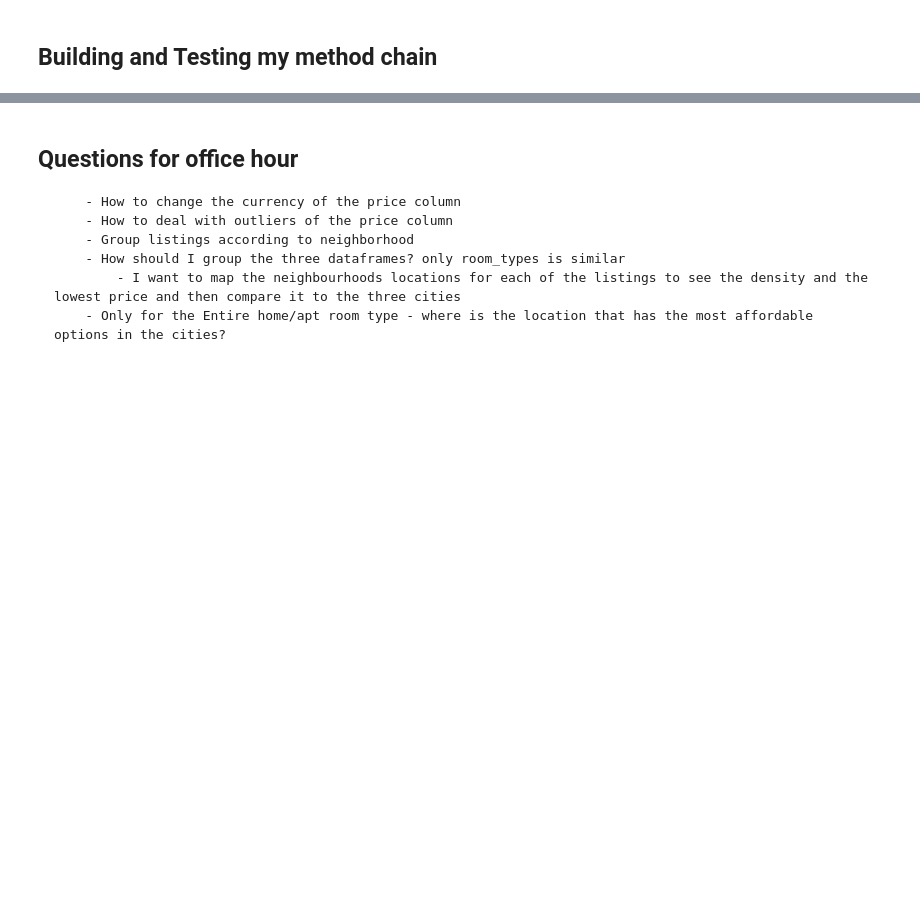
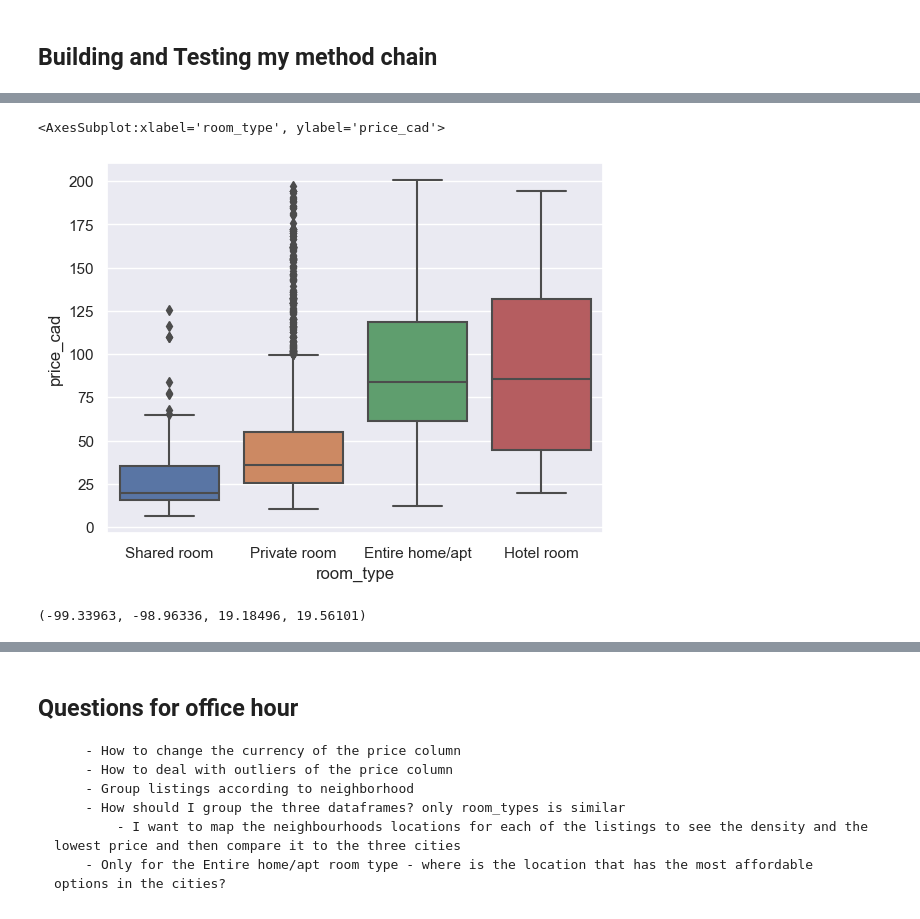
Before and after one commit to ubco-W2022T2-data301/project-group-group21, a Jupyter notebook: analysis/analysis2.ipynb, the cells around one changed output, grey strips where cells are left out. Saved outputs shown, nothing was run; the diff lists cells and outputs as text; code cells hidden in the pictures; blank space fills up the shorter version.

```diff
--- a/analysis/analysis2.ipynb
+++ b/analysis/analysis2.ipynb
@@ -349,0 +347,11 @@ SyntaxError: invalid syntax (1992488624.py, line 1)
+# %%
+sns.boxplot(data=new_df2, x="room_type", y="price_cad")
+# %% [output]
+<AxesSubplot:xlabel='room_type', ylabel='price_cad'>
+[figure, added]
+# %%
+BBox = ((new_df.longitude.min(),   new_df.longitude.max(),
+         new_df.latitude.min(), new_df.latitude.max()))
+BBox
+# %% [output]
+(-99.33963, -98.96336, 19.18496, 19.56101)
```
Also changed, not shown: parts of 7 cells of this notebook, 1 other file.
